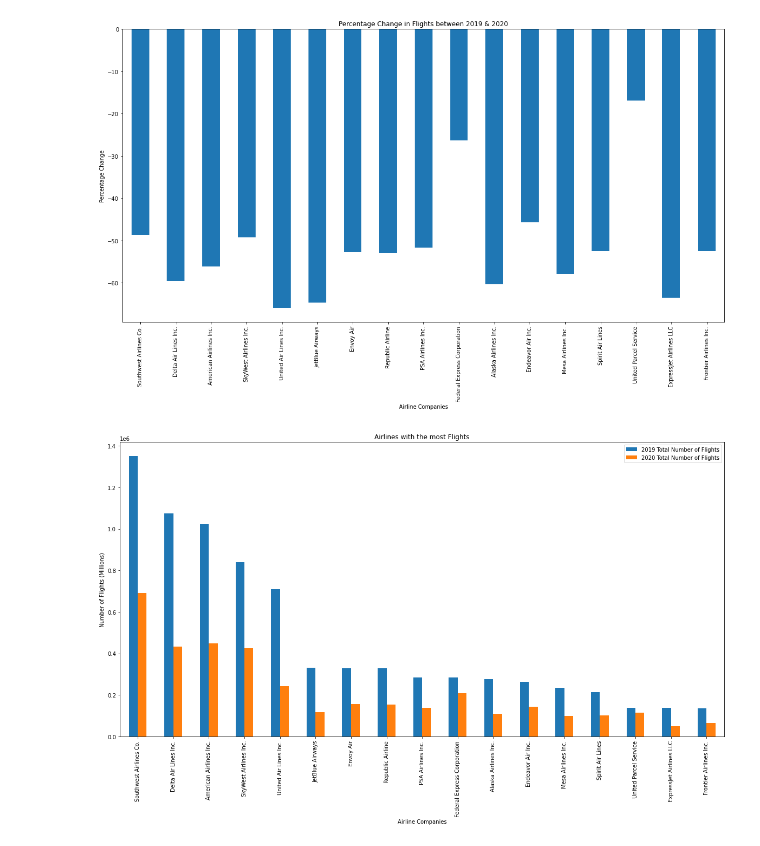
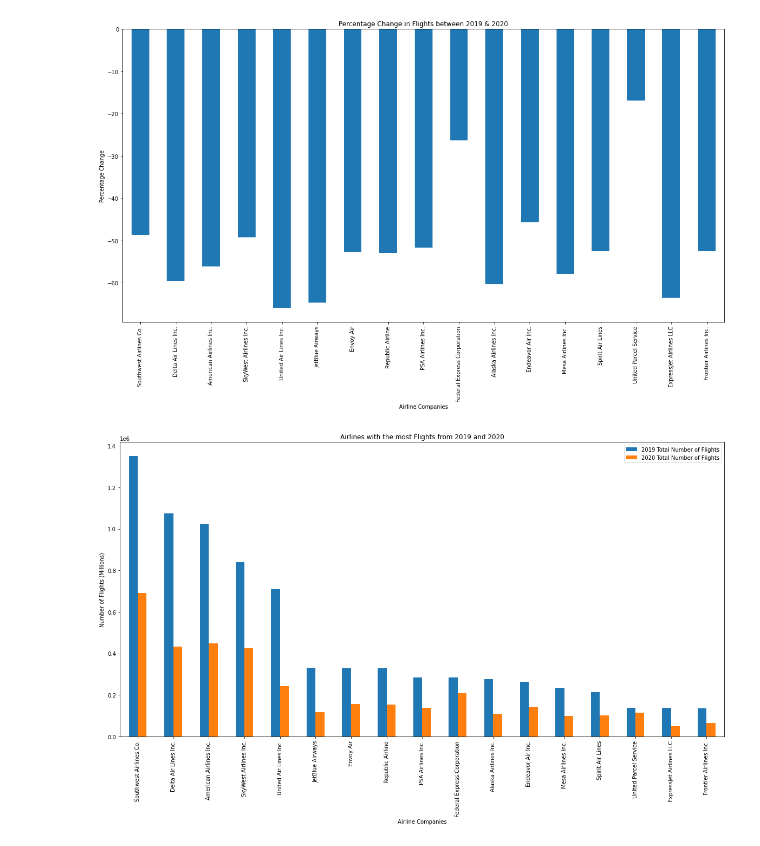
Before and after one commit to llhabers/Covid-19_Impact_on_the_US_Airline_Industry, a Jupyter notebook: latisha/latisha-project-work.ipynb, the cells around one changed output. Saved outputs shown, nothing was run; the diff lists cells and outputs as text; code cells hidden in the pictures.

```diff
--- a/latisha/latisha-project-work.ipynb
+++ b/latisha/latisha-project-work.ipynb
@@ -223,8 +228,8 @@ plt.show()
 # %%
 taf = top_airline_flights_19_20.plot.bar(rot=90, figsize=(20,10))
 taf.set_ylabel("Number of Flights (Millions)")
-taf.set_title('Airlines with the most Flights')
+taf.set_title('Airlines with the most Flights from 2019 and 2020')
 plt.savefig('../output_data/Top_Airline_Flights_19_20.png', dpi=400)
 plt.show()
 # %% [output]
-[figure, old version]
+[figure, new version]
```
Also changed, not shown: parts of 1 cell of this notebook, 2 other files.
